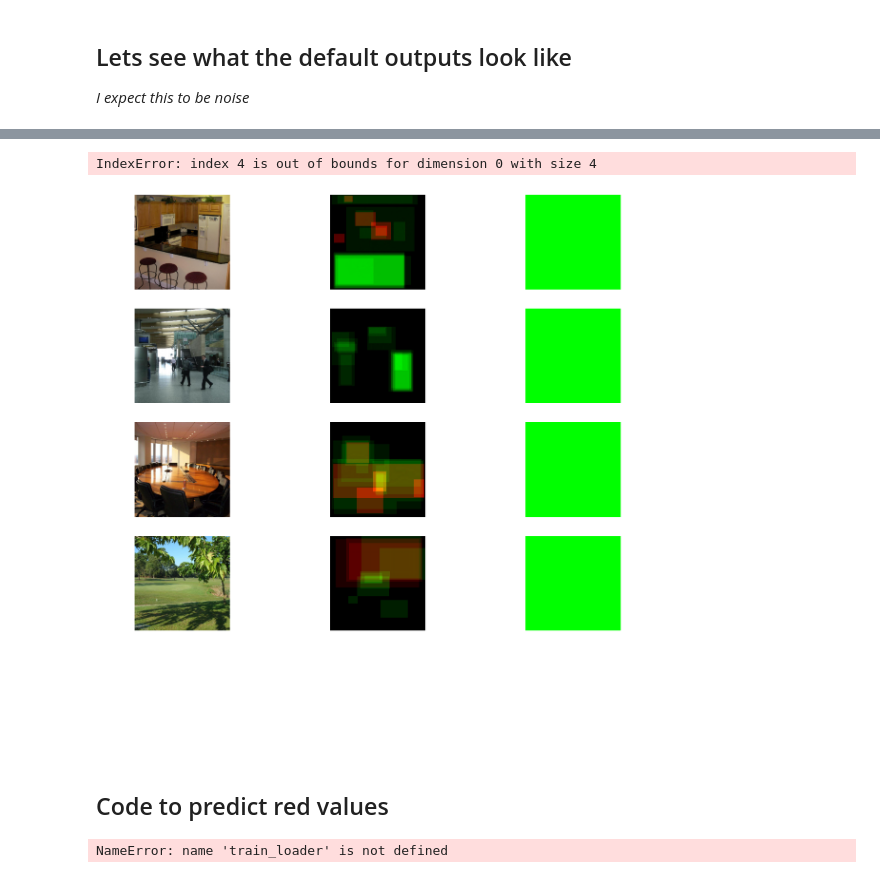
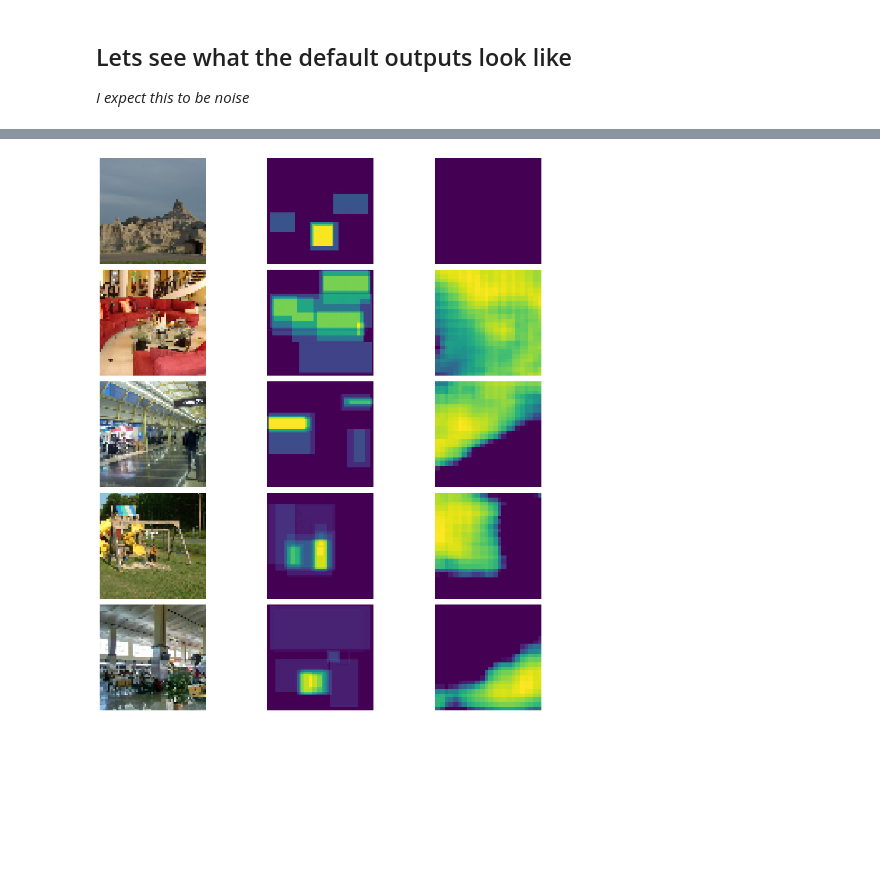
Before and after one commit to BabarKhanDev/Dissertation, a Jupyter notebook: memorability.ipynb, the cells around one changed output, grey strips where cells are left out. Saved outputs shown, nothing was run; the diff lists cells and outputs as text; code cells hidden in the pictures; blank space fills up the shorter version.

Commit message:
Run a bunch of tests Add Batch Norm Increase Batch size to 64 Fix trainng graph code
Need to:
Test Dice Loss
Train with higher number of epochs and see at what point it starts to overfit

```diff
--- a/memorability.ipynb
+++ b/memorability.ipynb
@@ -143,7 +155,7 @@ class Block(nn.Module):
         return self.main(x)
 
 class Encoder(nn.Module):
-    def __init__(self, channels=(3,64,128,256,512)):
+    def __init__(self, channels=(3,64,256,512)):
         super().__init__()
         self.encoding_blocks = nn.ModuleList(
             [Block(channels[i], channels[i+1]) for i in range(len(channels)-1)]
@@ -161,7 +173,7 @@ class Encoder(nn.Module):
         return features
 
 class Decoder(nn.Module):
-    def __init__(self, channels=(512, 256, 128, 64)):
+    def __init__(self, channels=(512,256, 64)):
         super().__init__()
         self.channels = channels
         self.upconvs = nn.ModuleList([nn.ConvTranspose2d(self.channels[i], self.channels[i+1],2,2) for i in range(len(channels)-1)])
@@ -185,7 +197,7 @@ class Decoder(nn.Module):
 class UNet(nn.Module):
     def __init__(self,
                  encode_channels=(3,128,256,512),
-                 decode_channels=(512, 256, 128),
+                 decode_channels=(512,256,128),
                  num_class=1,
                  retain_dim=True,
                  output_size=(572,572)):
@@ -243,7 +255,7 @@ import matplotlib.pyplot as plt
 
 _, labels = next(iter(train_loader))
 figure = plt.figure(figsize=(15,15))
-output = model(images)
+output = green_model(images)
 
 cols, rows = 2, 4
 for i in range(rows):
@@ -290,9 +300,9 @@ def dice_loss(pred, target, weights = [1,2,1]):
 
 # Not sure if reduction should be none, mean, or sum.
 # Test all 3?
-loss_func = nn.L1Loss(reduction = 'mean')
+loss_func = nn.L1Loss(reduction = 'sum')
 
-optim = torch.optim.Adam(model.parameters(), lr=0.001)
+optim = torch.optim.Adam(green_model.parameters(), lr=0.001)
 num_epochs = 40
 
 # These variables will store the data for analysis
@@ -338,7 +348,7 @@ for epoch in range(num_epochs):
         torch.cuda.empty_cache()
 
     total_train_loss /= len(train_dataset)
-    training_losses.append(total_train_loss.to("cpu"))
+    training_losses.append(total_train_loss.item())
 
     # Evaluate the model on the test set
     model.eval()
@@ -386,26 +403,23 @@ torch.save(model.state_dict(), 'green-weights.pkl')
 # %%
 import matplotlib.pyplot as plt
 
 images, labels = next(iter(train_loader))
 images, labels = images.to(device), labels.to(device)
 figure = plt.figure(figsize=(15,15))
 output = model(images)
-cols, rows = 1, 4
+cols, rows = 1, 5
 for i in range(cols * rows):
     figure.add_subplot(rows,cols*3, 3*i+1)
     plt.axis("off")
     plt.imshow((images[i,:].cpu().detach().squeeze().permute(1, 2, 0) +1 )/2 )
     figure.add_subplot(rows,cols*3, 3*i+2)
     plt.axis("off")
-    plt.imshow((labels[i,:].cpu().detach().squeeze().permute(1, 2, 0) +1 )/2 )
+    plt.imshow((labels[i,:][1].cpu().detach().squeeze() +1 )/2 )
     figure.add_subplot(rows,cols*3, 3*i+3)
     plt.axis("off")
-    plt.imshow((output[i,:].cpu().detach().squeeze().permute(1, 2, 0) +1 )/2 )
+    plt.imshow((output[i].cpu().detach().squeeze() +1 )/2 )
 
 plt.tight_layout()
 plt.show()
 # %% [output]
-IndexError: index 4 is out of bounds for dimension 0 with size 4
-[figure, old version]
+[figure, new version]
-# %% [markdown]
-## Code to predict red values
@@ -432,9 +425,0 @@ test_losses = []
-# %%
-images, labels = next(iter(train_loader))
-images, labels = images.to(device), labels.to(device)
-output = red_model(images)
-
-red_loss = loss_func(output[:,0],labels[:,0])
-print(loss)
-# %% [output]
-NameError: name 'train_loader' is not defined
```
Also changed, not shown: parts of 16 cells of this notebook, 2 other files.
